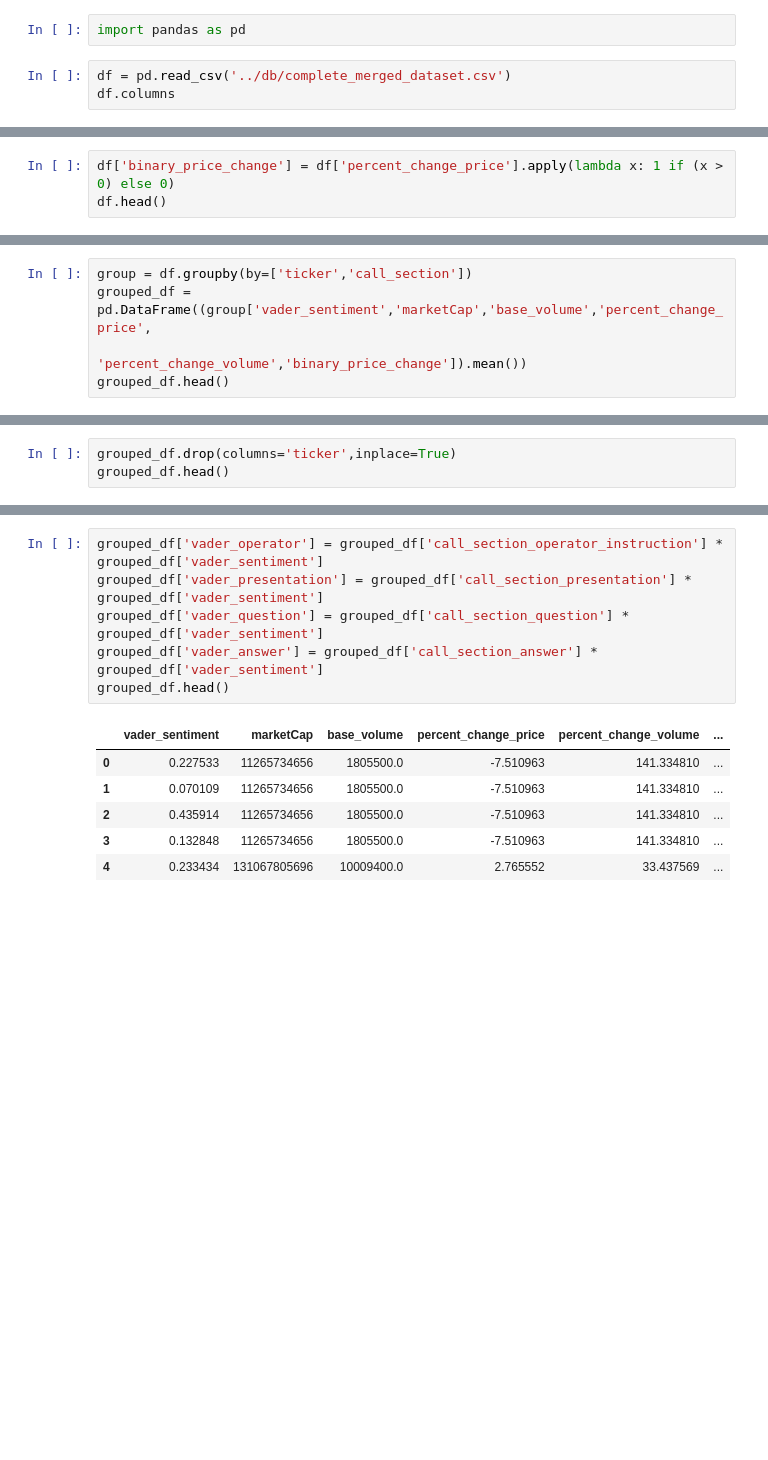
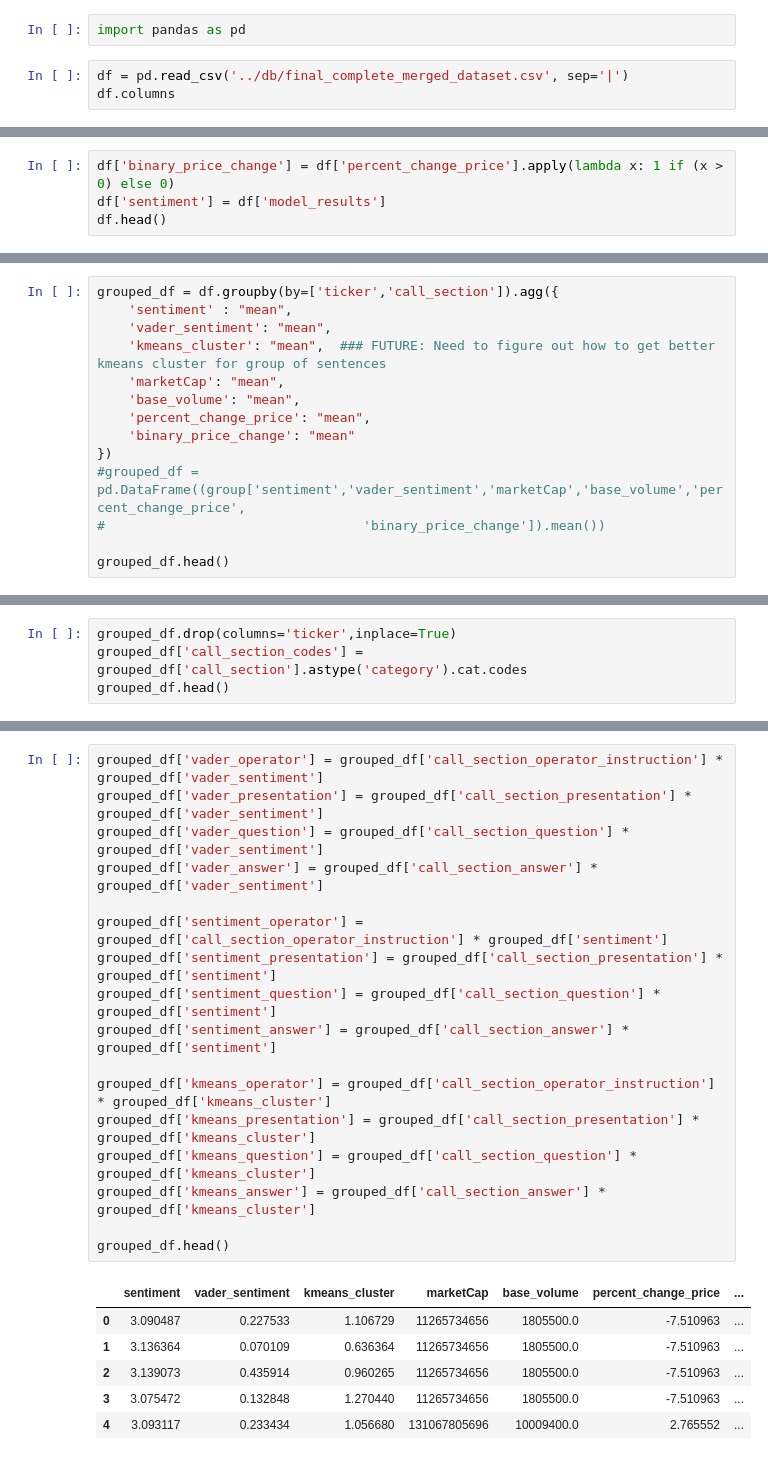
Before and after one commit to Final-Project-BAHF/Sweet_N_Sour_Sentiment, a Jupyter notebook: jupyter/regression_analysis.ipynb, the cells around one changed output, grey strips where cells are left out. Saved outputs shown, nothing was run; the diff lists cells and outputs as text; blank space fills up the shorter version.

```diff
--- a/jupyter/regression_analysis.ipynb
+++ b/jupyter/regression_analysis.ipynb
@@ -14,6 +14,6 @@ Team Members:
 # %%
 import pandas as pd
 # %%
-df = pd.read_csv('../db/complete_merged_dataset.csv')
+df = pd.read_csv('../db/final_complete_merged_dataset.csv', sep='|')
 df.columns
 # %% [output]
@@ -26,5 +27,6 @@ Index(['Unnamed: 0', 'call_datetime', 'Unnamed: 0_x', 'id', 'sentiment',
       dtype='object')
 # %%
 df['binary_price_change'] = df['percent_change_price'].apply(lambda x: 1 if (x > 0) else 0)
+df['sentiment'] = df['model_results']
 df.head()
 # %% [output]
@@ -38,6 +52,15 @@ df.head()
 # %%
-group = df.groupby(by=['ticker','call_section'])
-grouped_df = pd.DataFrame((group['vader_sentiment','marketCap','base_volume','percent_change_price',
-                                 'percent_change_volume','binary_price_change']).mean())
+grouped_df = df.groupby(by=['ticker','call_section']).agg({
+    'sentiment' : "mean",
+    'vader_sentiment': "mean",
+    'kmeans_cluster': "mean",  ### FUTURE: Need to figure out how to get better kmeans cluster for group of sentences
+    'marketCap': "mean",
+    'base_volume': "mean",
+    'percent_change_price': "mean",
+    'binary_price_change': "mean"
+})
+#grouped_df = pd.DataFrame((group['sentiment','vader_sentiment','marketCap','base_volume','percent_change_price',
+#                                 'binary_price_change']).mean())
+
 grouped_df.head()
 # %% [output]
@@ -61,4 +84,5 @@ grouped_df.head()
 # %%
 grouped_df.drop(columns='ticker',inplace=True)
+grouped_df['call_section_codes'] = grouped_df['call_section'].astype('category').cat.codes
 grouped_df.head()
 # %% [output]
@@ -81,13 +105,24 @@ grouped_df.head()
 # %%
 grouped_df['vader_operator'] = grouped_df['call_section_operator_instruction'] * grouped_df['vader_sentiment']
 grouped_df['vader_presentation'] = grouped_df['call_section_presentation'] * grouped_df['vader_sentiment']
 grouped_df['vader_question'] = grouped_df['call_section_question'] * grouped_df['vader_sentiment']
 grouped_df['vader_answer'] = grouped_df['call_section_answer'] * grouped_df['vader_sentiment']
+
+grouped_df['sentiment_operator'] = grouped_df['call_section_operator_instruction'] * grouped_df['sentiment']
+grouped_df['sentiment_presentation'] = grouped_df['call_section_presentation'] * grouped_df['sentiment']
+grouped_df['sentiment_question'] = grouped_df['call_section_question'] * grouped_df['sentiment']
+grouped_df['sentiment_answer'] = grouped_df['call_section_answer'] * grouped_df['sentiment']
+
+grouped_df['kmeans_operator'] = grouped_df['call_section_operator_instruction'] * grouped_df['kmeans_cluster']
+grouped_df['kmeans_presentation'] = grouped_df['call_section_presentation'] * grouped_df['kmeans_cluster']
+grouped_df['kmeans_question'] = grouped_df['call_section_question'] * grouped_df['kmeans_cluster']
+grouped_df['kmeans_answer'] = grouped_df['call_section_answer'] * grouped_df['kmeans_cluster']
+
 grouped_df.head()
 # %% [output]
-|  | vader_sentiment | marketCap | base_volume | percent_change_price | percent_change_volume | ... |
-| 0 | 0.227533 | 11265734656 | 1805500.0 | -7.510963 | 141.334810 | ... |
-| 1 | 0.070109 | 11265734656 | 1805500.0 | -7.510963 | 141.334810 | ... |
-| 2 | 0.435914 | 11265734656 | 1805500.0 | -7.510963 | 141.334810 | ... |
-| 3 | 0.132848 | 11265734656 | 1805500.0 | -7.510963 | 141.334810 | ... |
-| 4 | 0.233434 | 131067805696 | 10009400.0 | 2.765552 | 33.437569 | ... |
+|  | sentiment | vader_sentiment | kmeans_cluster | marketCap | base_volume | percent_change_price | ... |
+| 0 | 3.090487 | 0.227533 | 1.106729 | 11265734656 | 1805500.0 | -7.510963 | ... |
+| 1 | 3.136364 | 0.070109 | 0.636364 | 11265734656 | 1805500.0 | -7.510963 | ... |
+| 2 | 3.139073 | 0.435914 | 0.960265 | 11265734656 | 1805500.0 | -7.510963 | ... |
+| 3 | 3.075472 | 0.132848 | 1.270440 | 11265734656 | 1805500.0 | -7.510963 | ... |
+| 4 | 3.093117 | 0.233434 | 1.056680 | 131067805696 | 10009400.0 | 2.765552 | ... |
```
Also changed, not shown: parts of 23 cells of this notebook, 4 other files.
